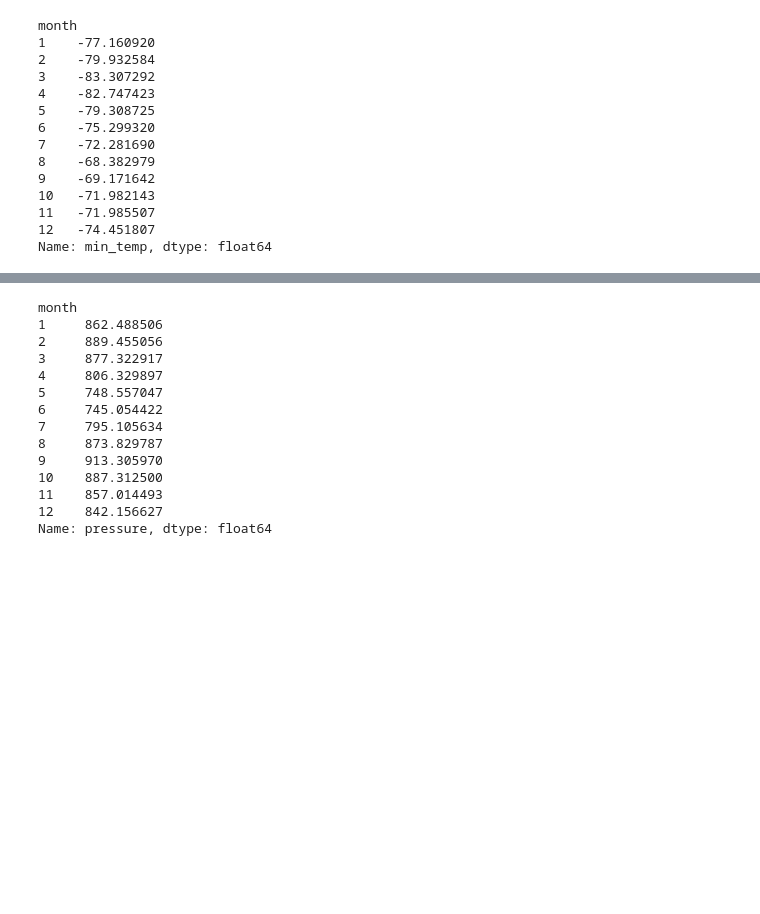
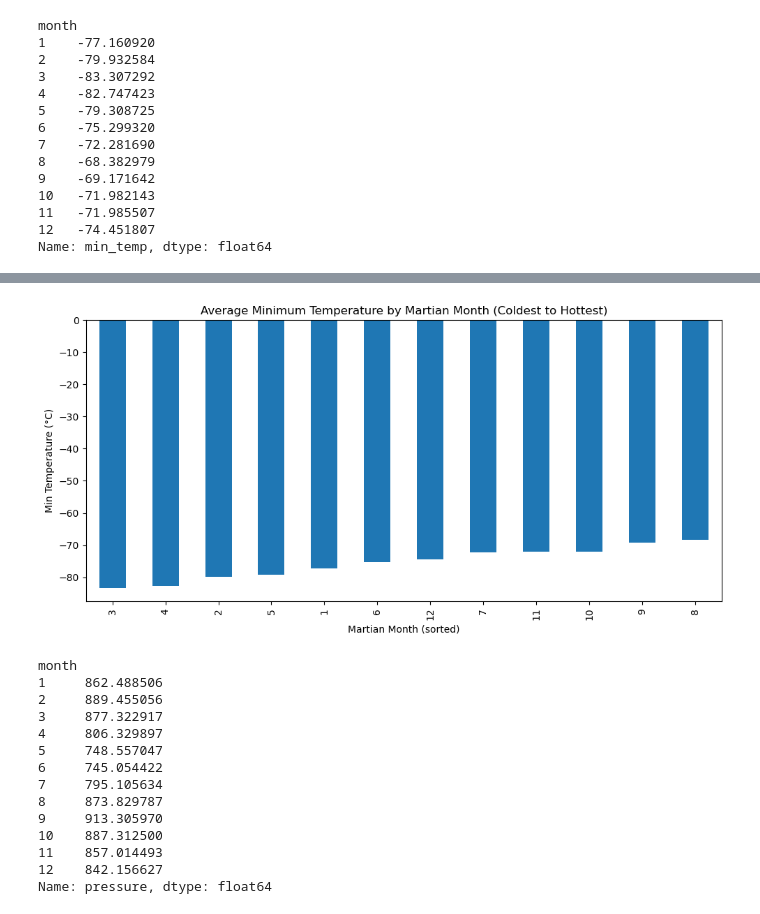
Before and after one commit to RacheMorris16k/Mars_News, a Jupyter notebook: part_2_mars_weather.ipynb, the cells around one changed output, grey strips where cells are left out. Drawn from its saved outputs; the diff is of its cells as text; code cells hidden in the pictures; blank space fills up the shorter version.

```diff
--- a/part_2_mars_weather.ipynb
+++ b/part_2_mars_weather.ipynb
@@ -139,0 +199,11 @@ Name: min_temp, dtype: float64
+# %%
+# Identify the coldest and hottest months in Curiosity's location by sorting the previous graph
+# Sort the average minimum temperatures by month (ascending)
+sorted_avg_temp = avg_min_temp_by_month.sort_values()
+
+# Display the coldest and hottest months
+coldest_month = sorted_avg_temp.index[0]
+hottest_month = sorted_avg_temp.index[-1]
+
+print(f"Coldest month on Mars: Month {coldest_month}")
+print(f"Hottest month on Mars: Month {hottest_month}")
@@ -140,2 +230,17 @@ Name: min_temp, dtype: float64
+# %%
+# Plot
+sorted_avg_temp.plot(
+    kind='bar',
+    figsize=(10,5),
+    title="Average Minimum Temperature by Martian Month (Coldest to Hottest)",
+    xlabel="Martian Month (sorted)",
+    ylabel="Min Temperature (°C)",
+    legend=False
+)
+
+plt.tight_layout()
+plt.show()
+# %% [output]
+[figure, added]
 # %%
 # 4. What is the average pressure by month?
```
Also changed, not shown: parts of 25 cells of this notebook, 1 other file.
